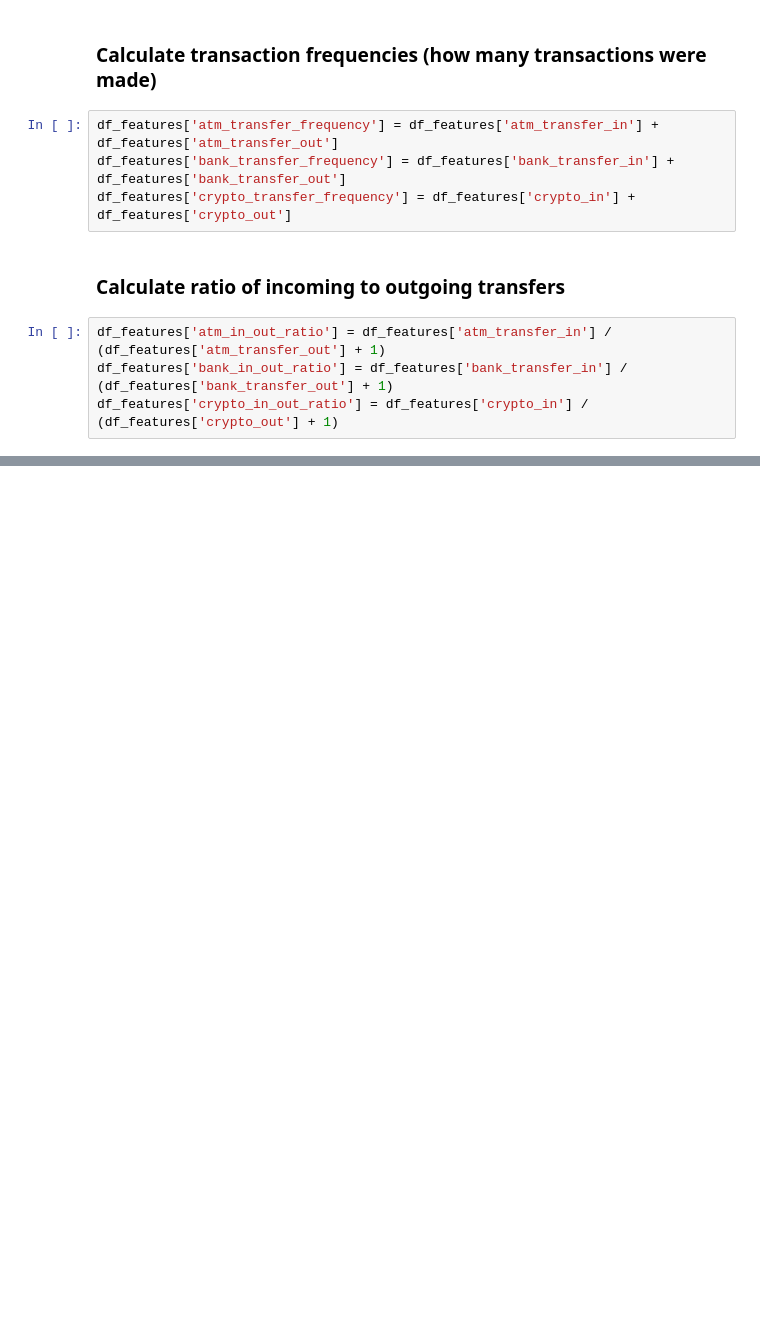
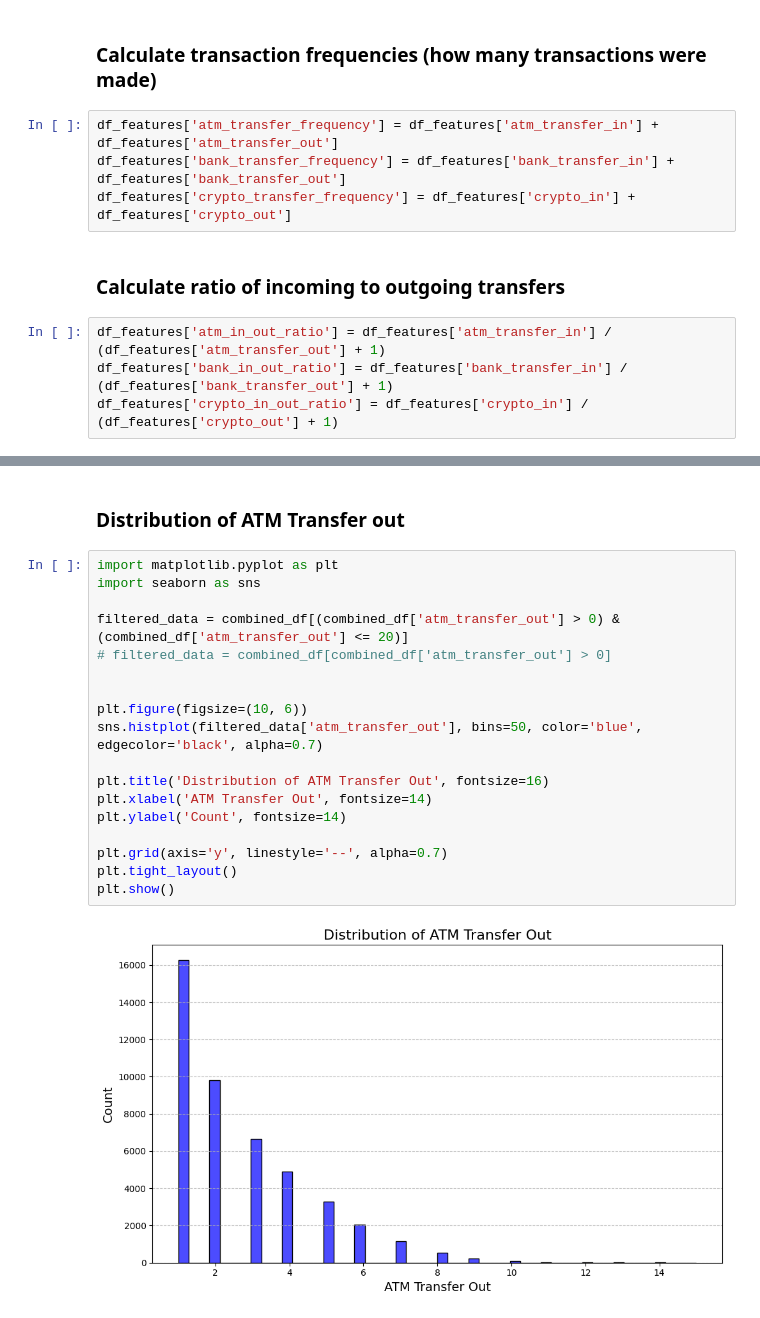
Before and after one commit to m227chan/MSE-546-Advanced-ML-Project, a Jupyter notebook: eda/analysis.ipynb, the cells around one changed output, grey strips where cells are left out. Cells and saved outputs as stored; diff of their text form; blank space fills up the shorter version.

```diff
--- a/eda/analysis.ipynb
+++ b/eda/analysis.ipynb
@@ -319,0 +444,22 @@ train_data
+# %% [markdown]
+### Distribution of ATM Transfer out
+# %%
+import matplotlib.pyplot as plt
+import seaborn as sns
+
+filtered_data = combined_df[(combined_df['atm_transfer_out'] > 0) & (combined_df['atm_transfer_out'] <= 20)]
+# filtered_data = combined_df[combined_df['atm_transfer_out'] > 0]
+
+
+plt.figure(figsize=(10, 6))
+sns.histplot(filtered_data['atm_transfer_out'], bins=50, color='blue', edgecolor='black', alpha=0.7)
+
+plt.title('Distribution of ATM Transfer Out', fontsize=16)
+plt.xlabel('ATM Transfer Out', fontsize=14)
+plt.ylabel('Count', fontsize=14)
+
+plt.grid(axis='y', linestyle='--', alpha=0.7)
+plt.tight_layout()
+plt.show()
+# %% [output]
+[figure, added]
```
Also changed, not shown: parts of 41 cells of this notebook, 4 other files.
